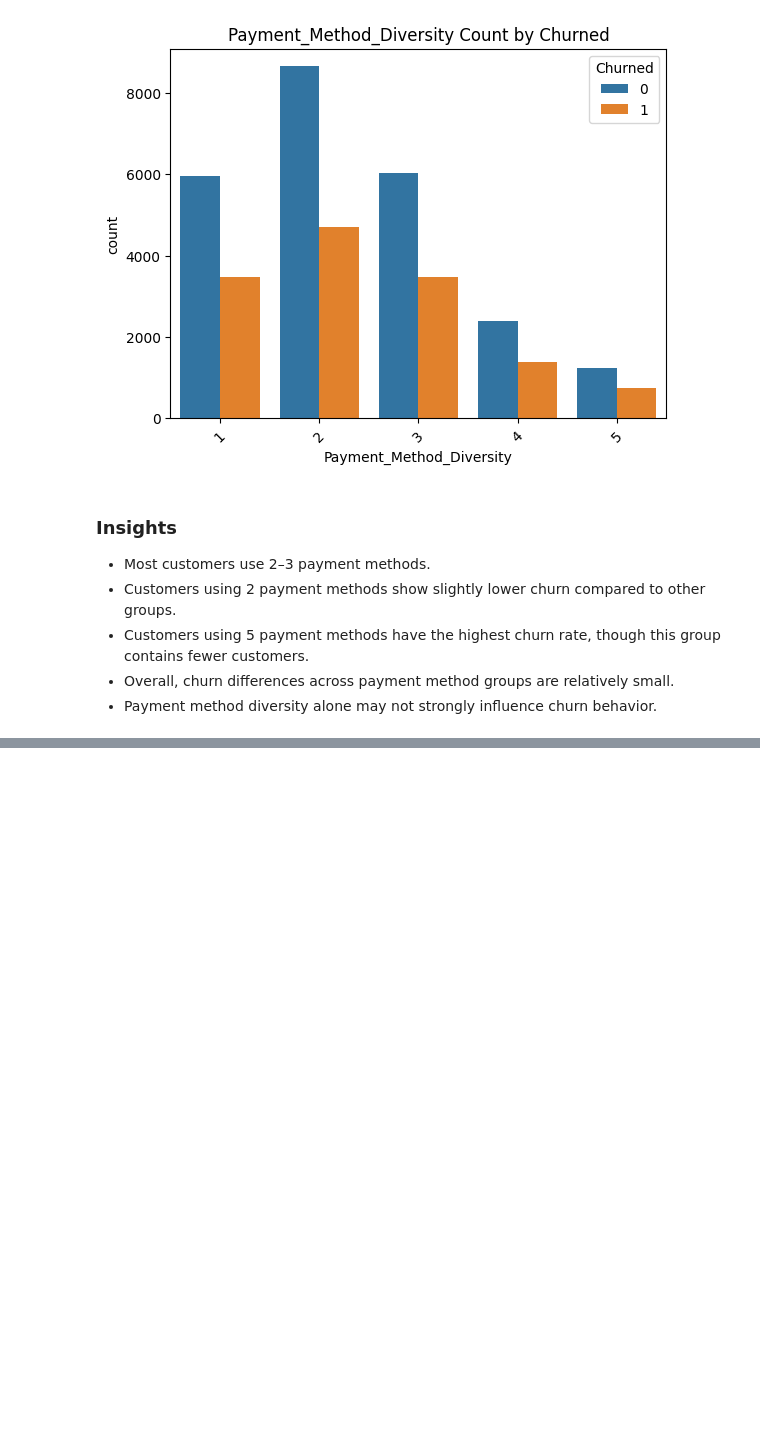
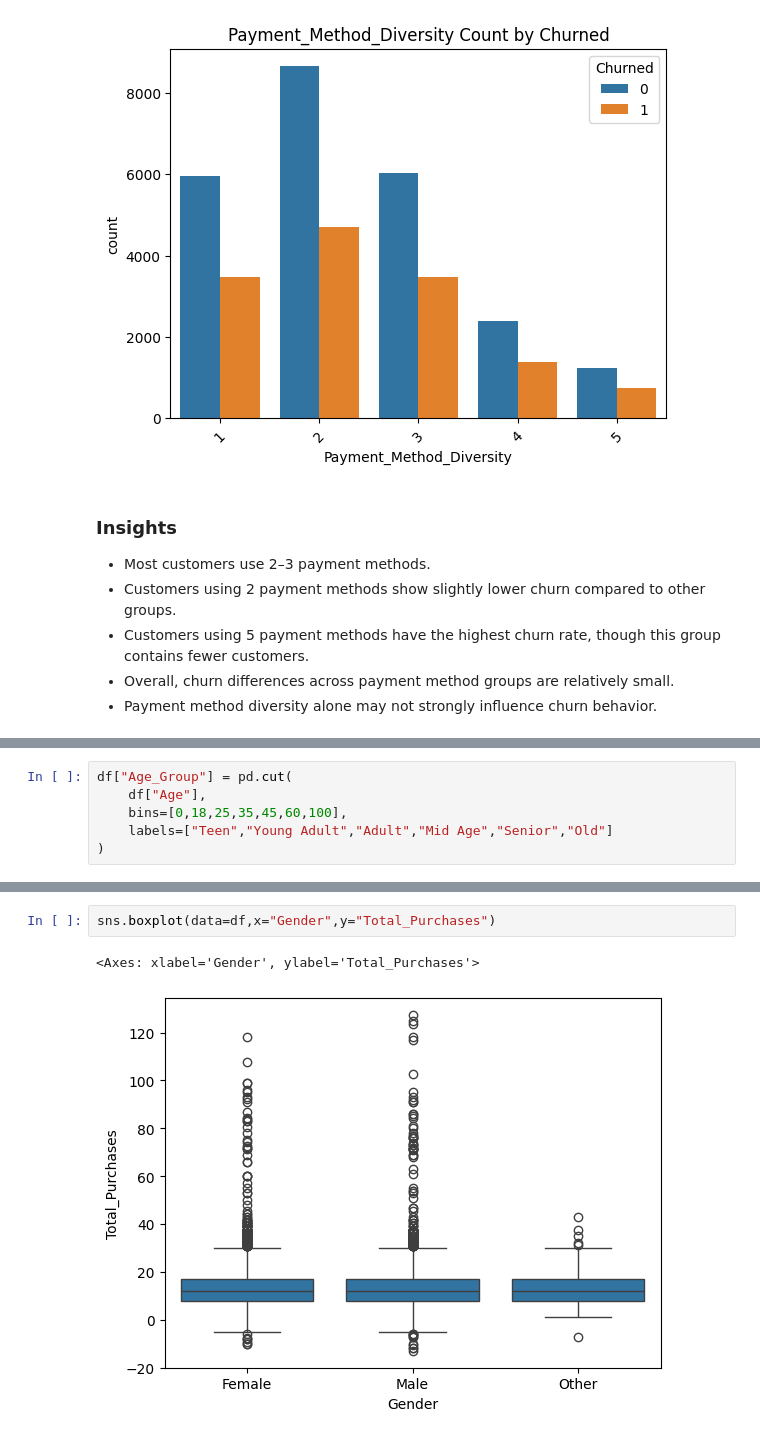
Before and after one commit to laharitummala-tech/Customer-Churn-Intelligence-Retention-System, a Jupyter notebook: notebooks/01_bivariate_eda.ipynb.ipynb, the cells around one changed output, grey strips where cells are left out. Drawn from its saved outputs; the diff is of its cells as text; blank space fills up the shorter version.

```diff
--- a/notebooks/01_bivariate_eda.ipynb.ipynb
+++ b/notebooks/01_bivariate_eda.ipynb.ipynb
@@ -555,0 +638,6 @@ Payment_Method_Diversity
+# %%
+df["Age_Group"] = pd.cut(
+    df["Age"],
+    bins=[0,18,25,35,45,60,100],
+    labels=["Teen","Young Adult","Adult","Mid Age","Senior","Old"]
+)
@@ -555,0 +656,5 @@ Payment_Method_Diversity
+# %%
+sns.boxplot(data=df,x="Gender",y="Total_Purchases")
+# %% [output]
+<Axes: xlabel='Gender', ylabel='Total_Purchases'>
+[figure, added]
```
Also changed, not shown: parts of 9 cells of this notebook.
